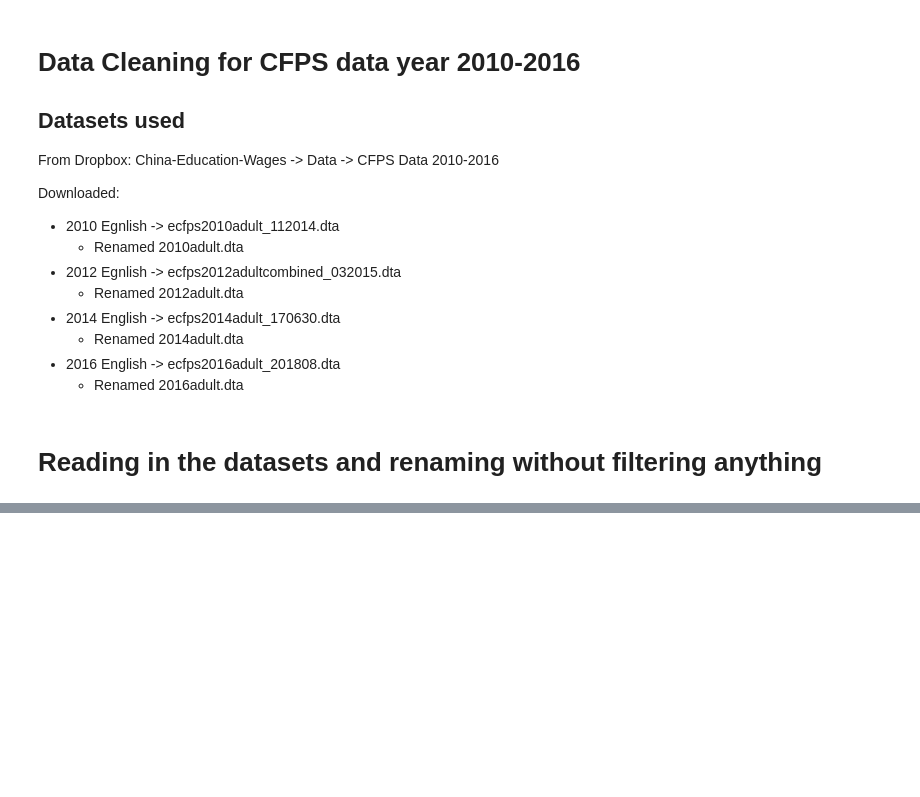
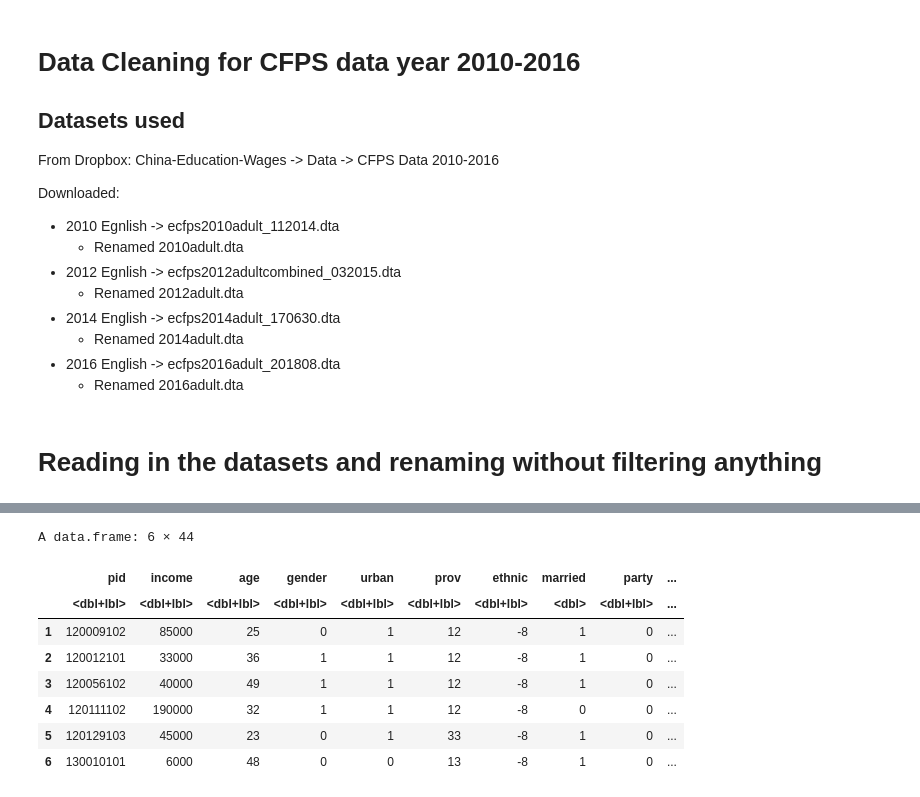
Before and after one commit to dwrh/China-Education-Wages, a Jupyter notebook: cfps-data-cleaning.ipynb, the cells around one changed output, grey strips where cells are left out. Drawn from its saved outputs; the diff is of its cells as text; code cells hidden in the pictures; blank space fills up the shorter version.

```diff
--- a/cfps-data-cleaning.ipynb
+++ b/cfps-data-cleaning.ipynb
@@ -312,4 +382,47 @@ for (row in seq_len(nrow(mincer16))) {
 }
+# %%
+mincer16 <- filter(mincer16, !is.na(prov) & prov > 0 & prov < 63
+ & prov != 46 & prov != 15 & prov != 54)
+mincer16 <- dummy_cols(mincer16, select_columns = "prov")
+mincer16 <- mincer16 %>%
+  rename(Beijing = prov_11,
+         Tianjin = prov_12,
+         Hebei = prov_13,
+         Shanxi = prov_14,
+         Liaoning = prov_21,
+         Jilin = prov_22,
+         Heilongjiang = prov_23,
+         Shanghai = prov_31,
+         Jiangsu = prov_32,
+         Zhejiang = prov_33,
+         Anhui = prov_34,
+         Fujian = prov_35,
+         Jiangxi = prov_36,
+         Shandong = prov_37,
+         Henan = prov_41,
+         Hubei = prov_42,
+         Hunan = prov_43,
+         Guangdong = prov_44,
+         Guangxi_Zhuang_Autonomous_Region = prov_45,
+         Chongqing = prov_50,
+         Sichuan = prov_51,
+         Guizhou = prov_52,
+         Yunnan = prov_53,
+         Shaanxi = prov_61,
+         Gansu = prov_62
+  )
+# %%
+head(mincer16)
+# %% [output]
+A data.frame: 6 × 44
+|  | pid | income | age | gender | urban | prov | ethnic | married | party | ... |
+|  | <dbl+lbl> | <dbl+lbl> | <dbl+lbl> | <dbl+lbl> | <dbl+lbl> | <dbl+lbl> | <dbl+lbl> | <dbl> | <dbl+lbl> | ... |
+| 1 | 120009102 | 85000 | 25 | 0 | 1 | 12 | -8 | 1 | 0 | ... |
+| 2 | 120012101 | 33000 | 36 | 1 | 1 | 12 | -8 | 1 | 0 | ... |
+| 3 | 120056102 | 40000 | 49 | 1 | 1 | 12 | -8 | 1 | 0 | ... |
+| 4 | 120111102 | 190000 | 32 | 1 | 1 | 12 | -8 | 0 | 0 | ... |
+| 5 | 120129103 | 45000 | 23 | 0 | 1 | 33 | -8 | 1 | 0 | ... |
+| 6 | 130010101 | 6000 | 48 | 0 | 0 | 13 | -8 | 1 | 0 | ... |
 # %%
 write_dta(mincer10, "~/Desktop/China-Education-Wages/CFPSData/mincer10.dta",
  version = 14, label = attr(data, "label"))
```
Also changed, not shown: parts of 11 cells of this notebook, 24 other files.
